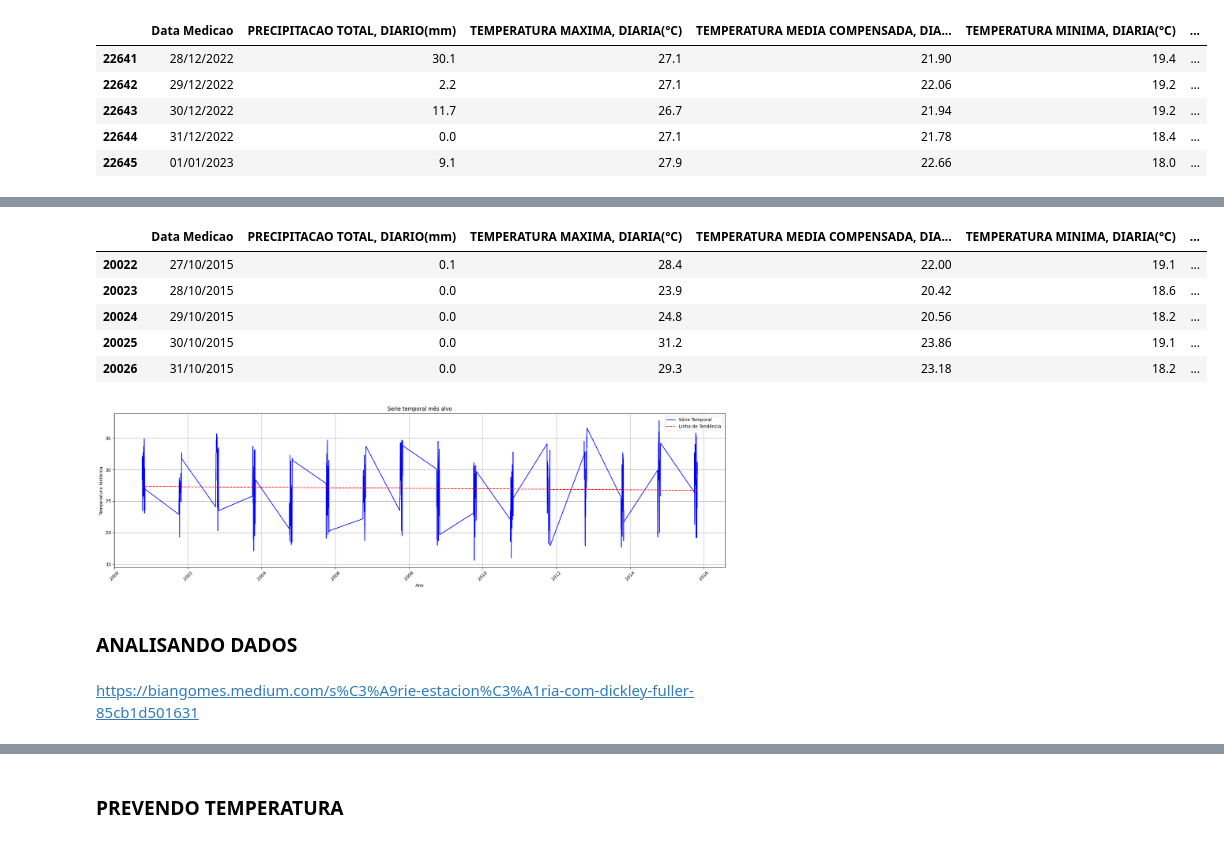
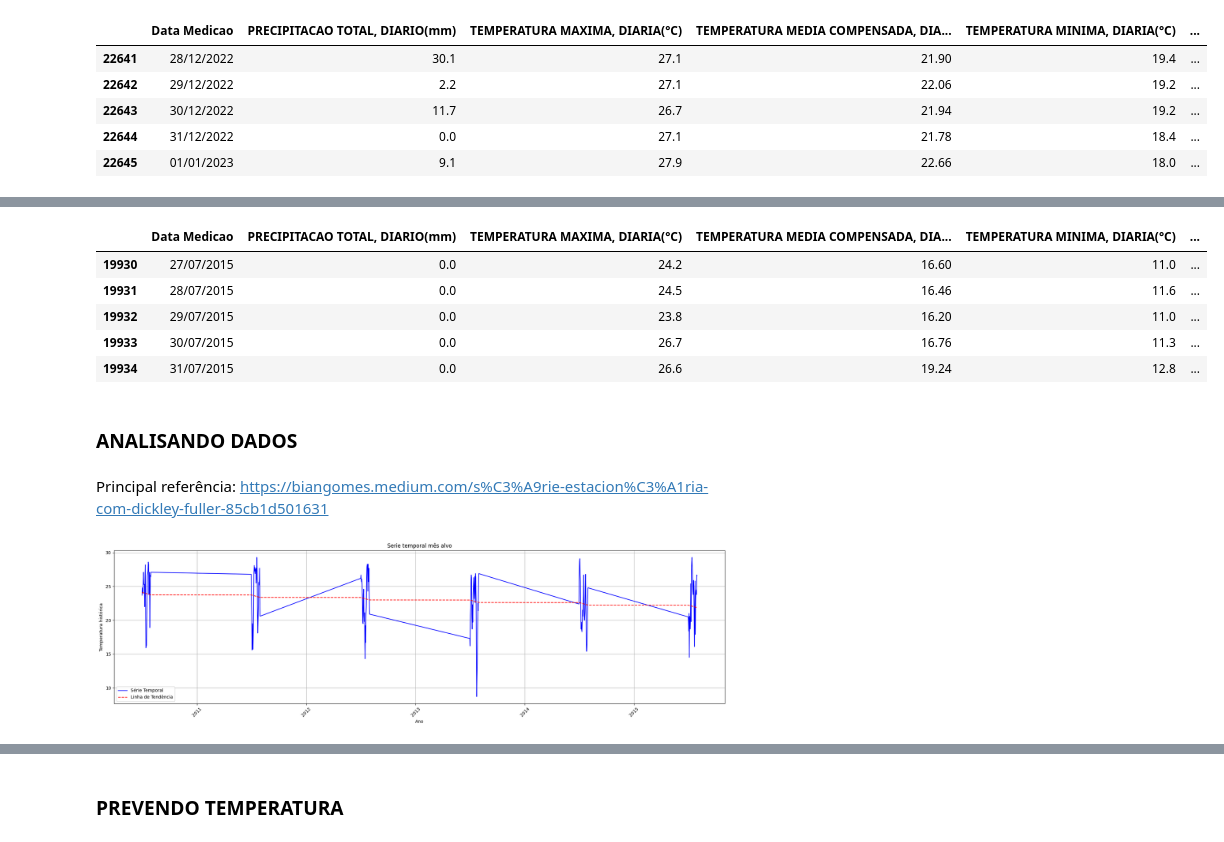
Before and after one commit to gussfer/A3-series-temporais, a Jupyter notebook: files/arima_series_temporais.ipynb, the cells around one changed output, grey strips where cells are left out. Saved outputs shown, nothing was run; the diff lists cells and outputs as text; code cells hidden in the pictures.

```diff
--- a/files/arima_series_temporais.ipynb
+++ b/files/arima_series_temporais.ipynb
@@ -28,6 +15,6 @@ Drive already mounted at /content/drive; to attempt to forcibly remount, call dr
 # %%
 # criando dataframe pandas a partir de dataset baixado
-dados = pd.read_csv('/content/drive/MyDrive/Inteligência Artificial/dados_clima_sp/dados_83781_D_1961-01-01_2023-01-01.csv', sep=';')
-dados.head()
+dados = pd.read_csv('..\\data\\dados_83781_D_1961-01-01_2023-01-01.csv', sep=';')
+dados.tail()
 # %% [output]
 |  | Data Medicao | PRECIPITACAO TOTAL, DIARIO(mm) | TEMPERATURA MAXIMA, DIARIA(°C) | TEMPERATURA MEDIA COMPENSADA, DIA... | TEMPERATURA MINIMA, DIARIA(°C) |
@@ -104,14 +97,21 @@ memory usage: 1.7+ MB
 # %%
-# Filtrando as linhas correspondentes ao mês alvo
-df = dados[(dados['Data_Medicao'].dt.month == 10) & (dados['Data_Medicao'].dt.year >= 2000 ) & (dados['Data_Medicao'].dt.year <= 2015)]
+## Determinamos que seriam utilizadas series temporaris de 2010 a 2015.
+# Como resultado final, esperamos criar um modelo capaz de prever temperaturas máxima, média e mínima para 2016.
+
+# Criando dataframe com mês e anos alvo
+df = dados[(dados['Data_Medicao'].dt.month == 7) & (dados['Data_Medicao'].dt.year >= 2010 ) & (dados['Data_Medicao'].dt.year <= 2015)]
 df.tail()
 # %% [output]
 |  | Data Medicao | PRECIPITACAO TOTAL, DIARIO(mm) | TEMPERATURA MAXIMA, DIARIA(°C) | TEMPERATURA MEDIA COMPENSADA, DIA... | TEMPERATURA MINIMA, DIARIA(°C) | ... |
-| 20022 | 27/10/2015 | 0.1 | 28.4 | 22.00 | 19.1 | ... |
-| 20023 | 28/10/2015 | 0.0 | 23.9 | 20.42 | 18.6 | ... |
-| 20024 | 29/10/2015 | 0.0 | 24.8 | 20.56 | 18.2 | ... |
-| 20025 | 30/10/2015 | 0.0 | 31.2 | 23.86 | 19.1 | ... |
-| 20026 | 31/10/2015 | 0.0 | 29.3 | 23.18 | 18.2 | ... |
+| 19930 | 27/07/2015 | 0.0 | 24.2 | 16.60 | 11.0 | ... |
+| 19931 | 28/07/2015 | 0.0 | 24.5 | 16.46 | 11.6 | ... |
+| 19932 | 29/07/2015 | 0.0 | 23.8 | 16.20 | 11.0 | ... |
+| 19933 | 30/07/2015 | 0.0 | 26.7 | 16.76 | 11.3 | ... |
+| 19934 | 31/07/2015 | 0.0 | 26.6 | 19.24 | 12.8 | ... |
+# %% [markdown]
+### ANALISANDO DADOS
+# %% [markdown]
+Principal referência: https://biangomes.medium.com/s%C3%A9rie-estacion%C3%A1ria-com-dickley-fuller-85cb1d501631
 # %%
 # CRIANDO GRÁFICO PARA MELHOR VISUALIZAÇÃO DA SERIE TEMPORAL
 
@@ -148,8 +148,4 @@ plt.grid(True)
 plt.tight_layout() # ajustar automaticamente a disposição dos elementos em um gráfico ou figura para evitar sobreposição
 plt.show()
 # %% [output]
-[figure, old version]
+[figure, new version]
-# %% [markdown]
-### ANALISANDO DADOS
-# %% [markdown]
-https://biangomes.medium.com/s%C3%A9rie-estacion%C3%A1ria-com-dickley-fuller-85cb1d501631
```
Also changed, not shown: parts of 28 cells of this notebook, 1 other file.
